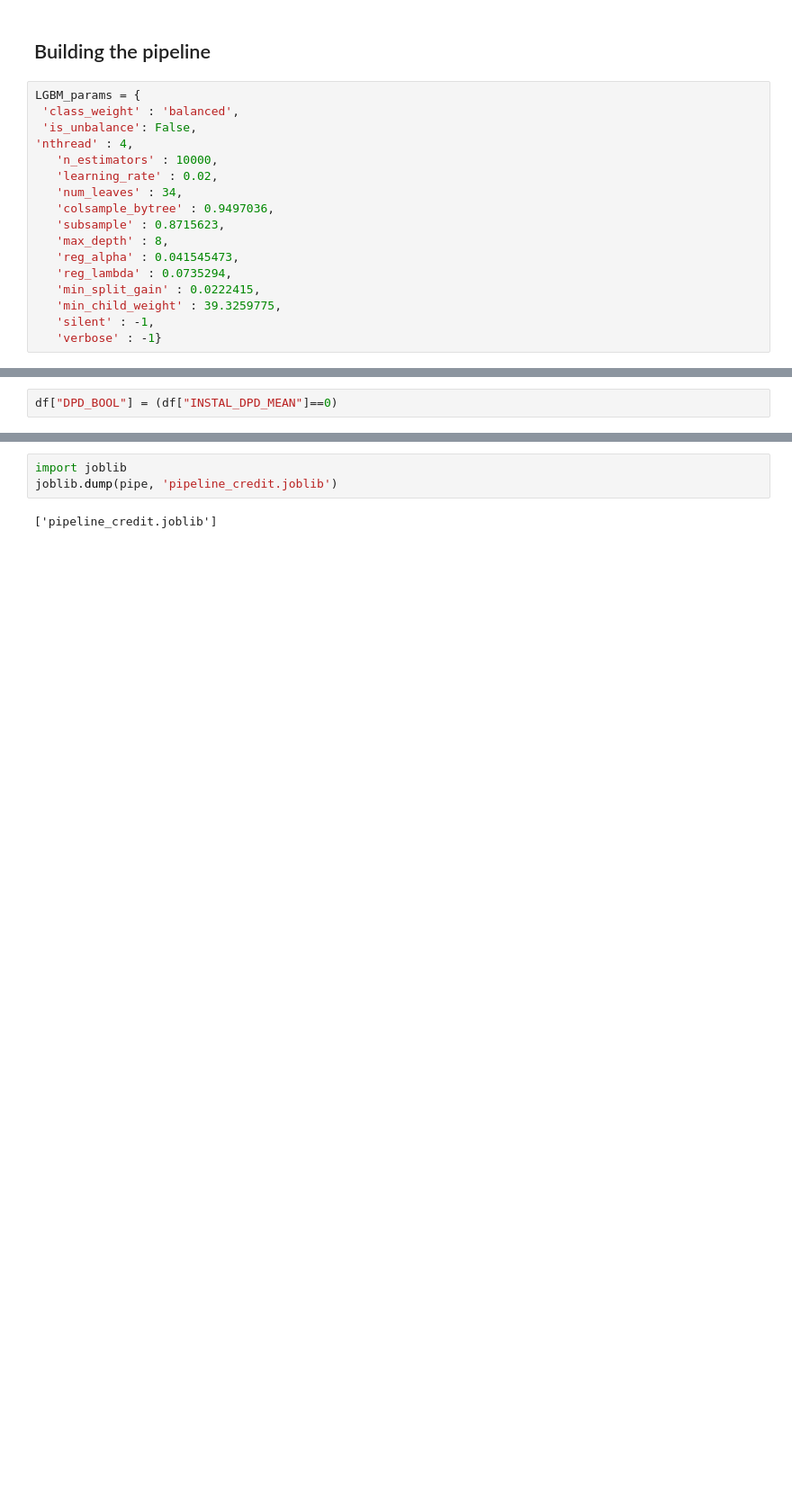
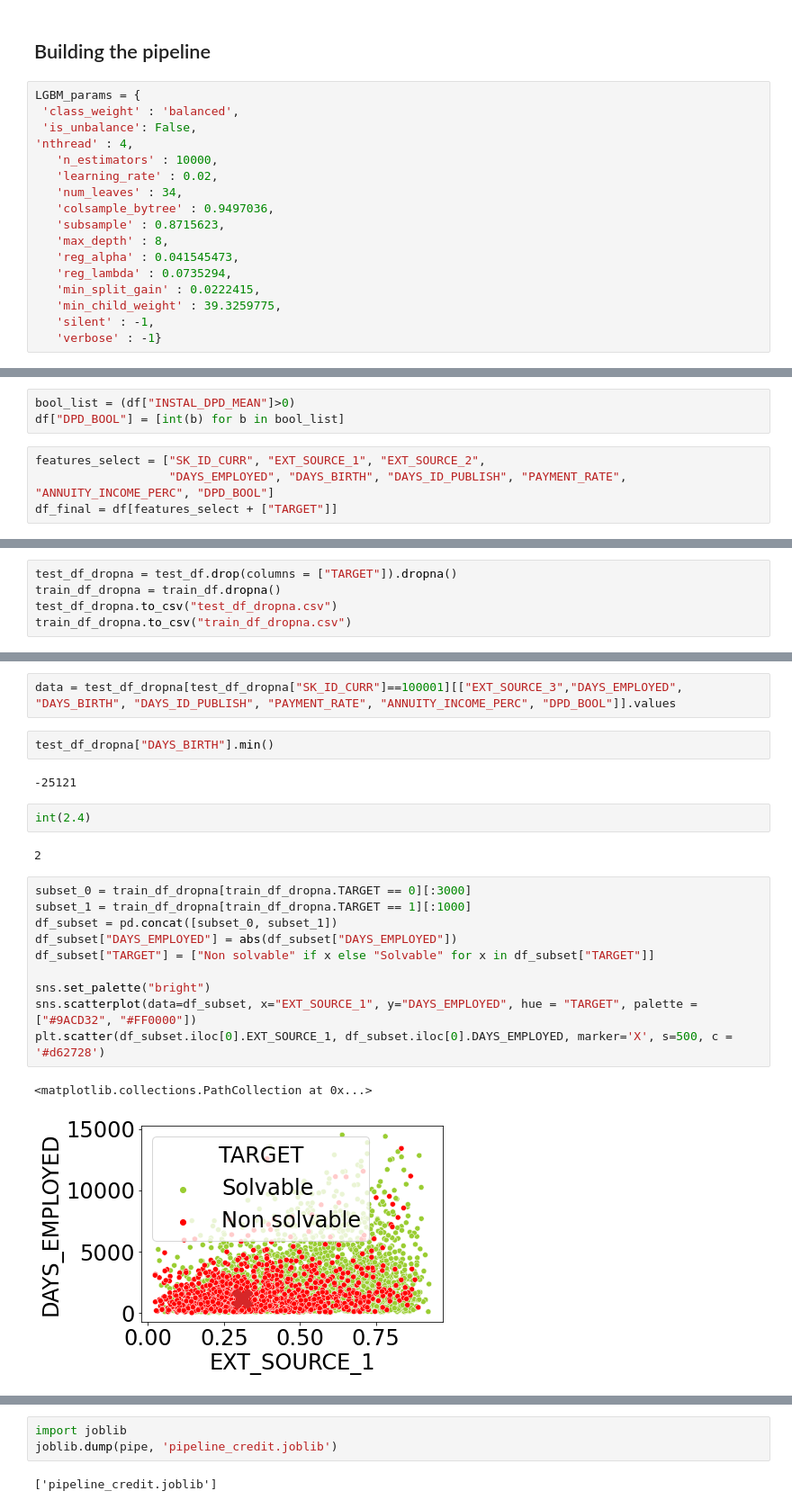
Before and after one commit to Nihal-EF/Dashboard, a Jupyter notebook: scoring.ipynb, the cells around one changed output, grey strips where cells are left out. Shown at 90% size. Drawn from its saved outputs; the diff is of its cells as text; blank space fills up the shorter version.

```diff
--- a/scoring.ipynb
+++ b/scoring.ipynb
@@ -728,2 +969,0 @@ credit unworthy       0.16      0.69      0.26     24825
-# %%
-df["DPD_BOOL"] = (df["INSTAL_DPD_MEAN"]==0)
@@ -776,0 +970,7 @@ credit unworthy       0.16      0.68      0.26     24825
+# %%
+bool_list = (df["INSTAL_DPD_MEAN"]>0)
+df["DPD_BOOL"] = [int(b) for b in bool_list]
+# %%
+features_select = ["SK_ID_CURR", "EXT_SOURCE_1", "EXT_SOURCE_2",
+                   "DAYS_EMPLOYED", "DAYS_BIRTH", "DAYS_ID_PUBLISH", "PAYMENT_RATE", "ANNUITY_INCOME_PERC", "DPD_BOOL"]
+df_final = df[features_select + ["TARGET"]]
@@ -776,0 +1077,5 @@ credit unworthy       0.16      0.68      0.26     24825
+# %%
+test_df_dropna = test_df.drop(columns = ["TARGET"]).dropna()
+train_df_dropna = train_df.dropna()
+test_df_dropna.to_csv("test_df_dropna.csv")
+train_df_dropna.to_csv("train_df_dropna.csv")
@@ -776,0 +1239,23 @@ credit unworthy       0.16      0.68      0.26     24825
+# %%
+data = test_df_dropna[test_df_dropna["SK_ID_CURR"]==100001][["EXT_SOURCE_3","DAYS_EMPLOYED", "DAYS_BIRTH", "DAYS_ID_PUBLISH", "PAYMENT_RATE", "ANNUITY_INCOME_PERC", "DPD_BOOL"]].values
+# %%
+test_df_dropna["DAYS_BIRTH"].min()
+# %% [output]
+-25121
+# %%
+int(2.4)
+# %% [output]
+2
+# %%
+subset_0 = train_df_dropna[train_df_dropna.TARGET == 0][:3000]
+subset_1 = train_df_dropna[train_df_dropna.TARGET == 1][:1000]
+df_subset = pd.concat([subset_0, subset_1])
+df_subset["DAYS_EMPLOYED"] = abs(df_subset["DAYS_EMPLOYED"])
+df_subset["TARGET"] = ["Non solvable" if x else "Solvable" for x in df_subset["TARGET"]]
+
+sns.set_palette("bright")
+sns.scatterplot(data=df_subset, x="EXT_SOURCE_1", y="DAYS_EMPLOYED", hue = "TARGET", palette = ["#9ACD32", "#FF0000"])
+plt.scatter(df_subset.iloc[0].EXT_SOURCE_1, df_subset.iloc[0].DAYS_EMPLOYED, marker='X', s=500, c = '#d62728')
+# %% [output]
+<matplotlib.collections.PathCollection at 0x...>
+[figure, added]
```
Also changed, not shown: parts of 59 cells of this notebook.
